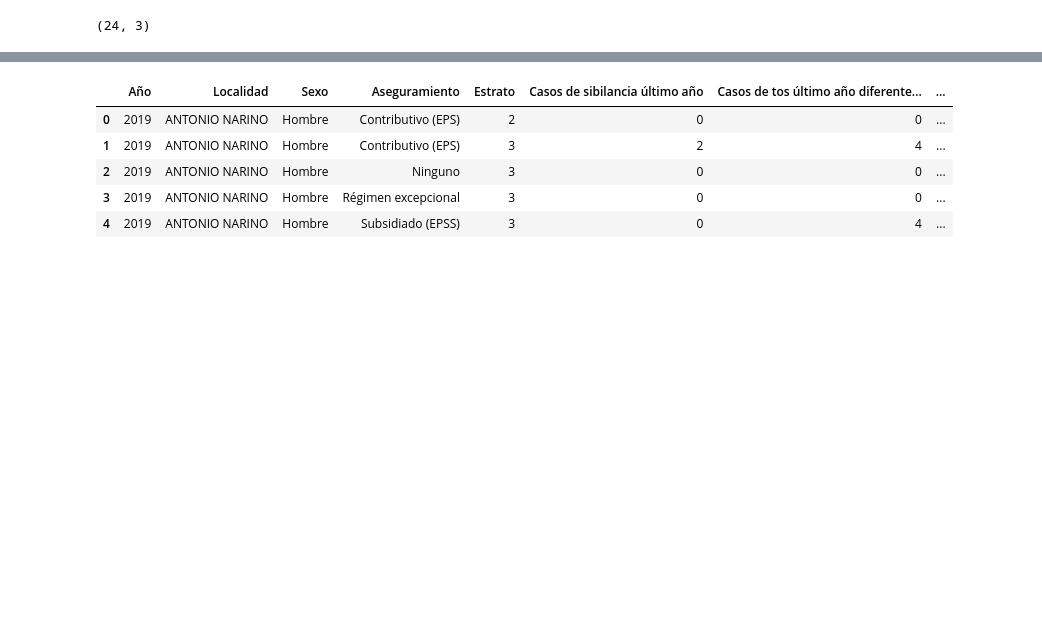
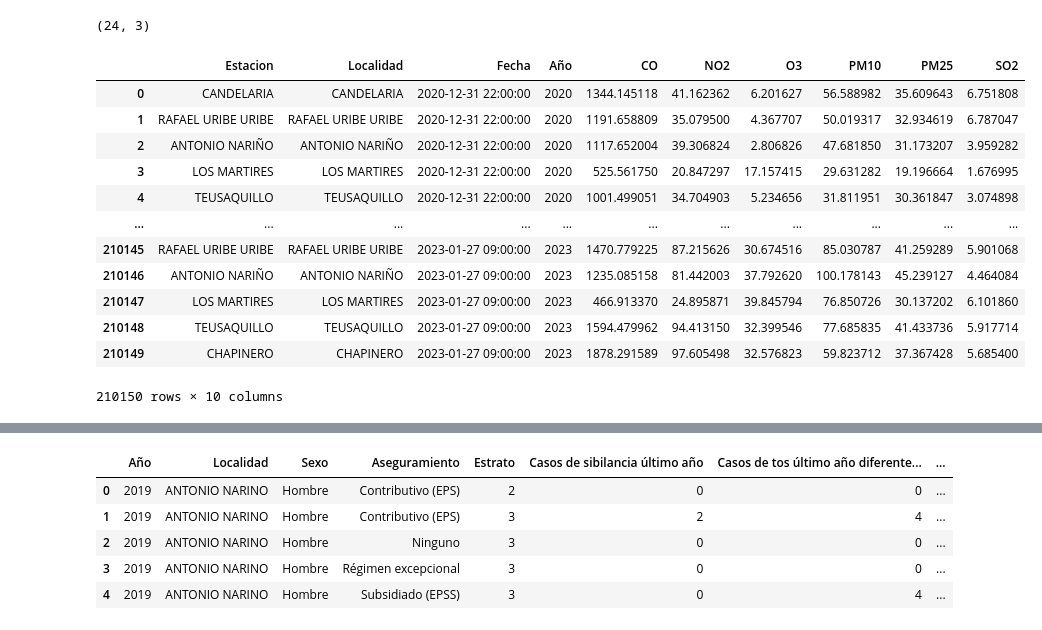
Before and after one commit to BILabsAndProjects/Proyecto2BI, a Jupyter notebook: triangulacion.ipynb, the cells around one changed output, grey strips where cells are left out. Drawn from its saved outputs; the diff is of its cells as text; code cells hidden in the pictures; blank space fills up the shorter version.

```diff
--- a/triangulacion.ipynb
+++ b/triangulacion.ipynb
@@ -192 +193,18 @@ df_estimaciones = pd.DataFrame(resultados)
+# %%
+df_sisaire = df_estimaciones.copy()
+df_sisaire
+# %% [output]
+|  | Estacion | Localidad | Fecha | Año | CO | NO2 | O3 | PM10 | PM25 | SO2 |
+| 0 | CANDELARIA | CANDELARIA | 2020-12-31 22:00:00 | 2020 | 1344.145118 | 41.162362 | 6.201627 | 56.588982 | 35.609643 | 6.751808 |
+| 1 | RAFAEL URIBE URIBE | RAFAEL URIBE URIBE | 2020-12-31 22:00:00 | 2020 | 1191.658809 | 35.079500 | 4.367707 | 50.019317 | 32.934619 | 6.787047 |
+| 2 | ANTONIO NARIÑO | ANTONIO NARIÑO | 2020-12-31 22:00:00 | 2020 | 1117.652004 | 39.306824 | 2.806826 | 47.681850 | 31.173207 | 3.959282 |
+| 3 | LOS MARTIRES | LOS MARTIRES | 2020-12-31 22:00:00 | 2020 | 525.561750 | 20.847297 | 17.157415 | 29.631282 | 19.196664 | 1.676995 |
+| 4 | TEUSAQUILLO | TEUSAQUILLO | 2020-12-31 22:00:00 | 2020 | 1001.499051 | 34.704903 | 5.234656 | 31.811951 | 30.361847 | 3.074898 |
+| ... | ... | ... | ... | ... | ... | ... | ... | ... | ... | ... |
+| 210145 | RAFAEL URIBE URIBE | RAFAEL URIBE URIBE | 2023-01-27 09:00:00 | 2023 | 1470.779225 | 87.215626 | 30.674516 | 85.030787 | 41.259289 | 5.901068 |
+| 210146 | ANTONIO NARIÑO | ANTONIO NARIÑO | 2023-01-27 09:00:00 | 2023 | 1235.085158 | 81.442003 | 37.792620 | 100.178143 | 45.239127 | 4.464084 |
+| 210147 | LOS MARTIRES | LOS MARTIRES | 2023-01-27 09:00:00 | 2023 | 466.913370 | 24.895871 | 39.845794 | 76.850726 | 30.137202 | 6.101860 |
+| 210148 | TEUSAQUILLO | TEUSAQUILLO | 2023-01-27 09:00:00 | 2023 | 1594.479962 | 94.413150 | 32.399546 | 77.685835 | 41.433736 | 5.917714 |
+| 210149 | CHAPINERO | CHAPINERO | 2023-01-27 09:00:00 | 2023 | 1878.291589 | 97.605498 | 32.576823 | 59.823712 | 37.367428 | 5.685400 |
+210150 rows × 10 columns
 # %%
```
Also changed, not shown: parts of 8 cells of this notebook, 4 other files.
